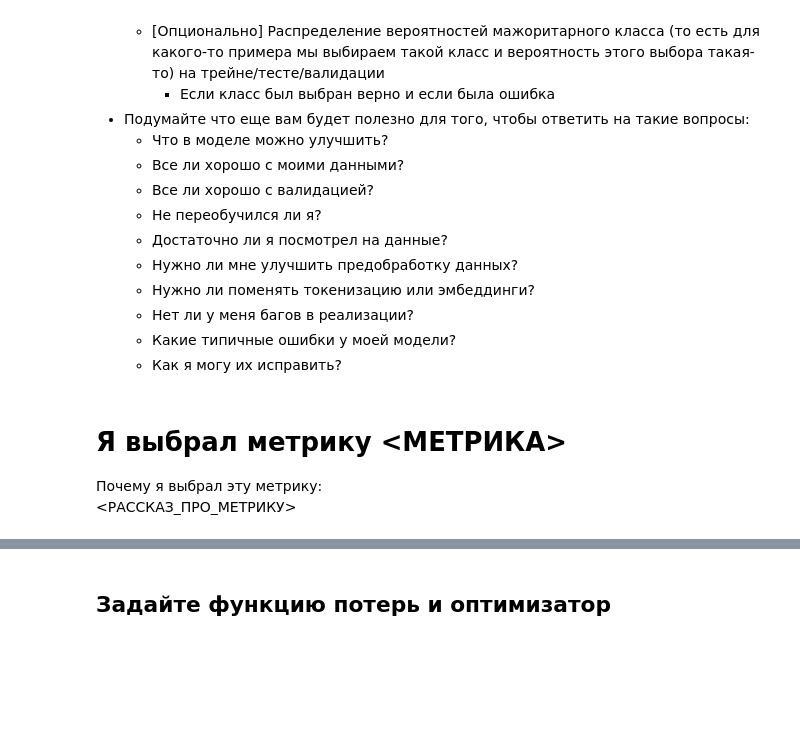
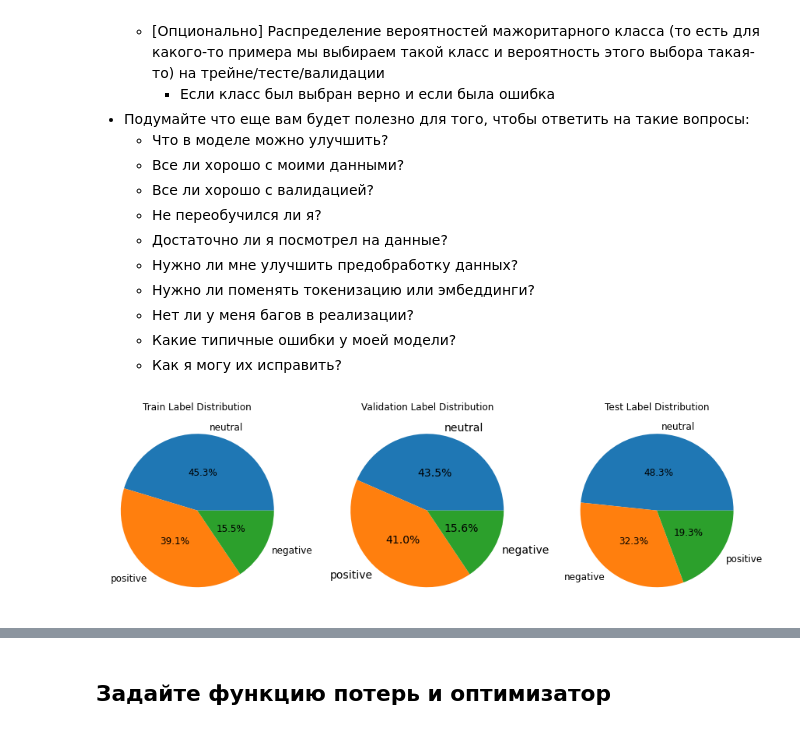
Before and after one commit to ovbystrova/DeepAverageNetwork, a Jupyter notebook: DAN Task.ipynb, the cells around one changed output, grey strips where cells are left out. Saved outputs shown, nothing was run; the diff lists cells and outputs as text; code cells hidden in the pictures; blank space fills up the shorter version.

```diff
--- a/DAN Task.ipynb
+++ b/DAN Task.ipynb
@@ -123,8 +126,8 @@ def load_embeddings(path, num_tokens=None, special_tokens=["<PAD>", "<UNK>"], ve
     return token2index, embeddings_matrix
 # %%
 token2index, embeddings_matrix = load_embeddings(
-    path="cc.ru.300.vec",
-    num_tokens=1000
+    path="cc.en.300.vec",
+    num_tokens=50_000
 )
 # %% [output]
 Created embedding matrix with shape (2, 300)
@@ -371,9 +375,9 @@ for x, y in train_loader:
 # %% [markdown]
 ## <Место для реализации>
 # %%
-train_loader = DataLoader(train_dataset, batch_size=2, shuffle=True, collate_fn=tokenizer.collate)
-valid_loader = DataLoader(valid_dataset, batch_size=2, shuffle=True, collate_fn=tokenizer.collate)
-test_loader = DataLoader(test_dataset, batch_size=2, shuffle=True, collate_fn=tokenizer.collate)
+train_loader = DataLoader(train_dataset, batch_size=256, shuffle=True, collate_fn=tokenizer.collate)
+valid_loader = DataLoader(valid_dataset, batch_size=256, shuffle=True, collate_fn=tokenizer.collate)
+test_loader = DataLoader(test_dataset, batch_size=256, shuffle=True, collate_fn=tokenizer.collate)
 # %%
 for x, y in train_loader:
     pass
@@ -439,7 +443,3 @@ assert(len(y.size()) == 1)
     - Нет ли у меня багов в реализации?
     - Какие типичные ошибки у моей модели?
     - Как я могу их исправить?
-# %% [markdown]
-# Я выбрал метрику <МЕТРИКА>
-Почему я выбрал эту метрику:
-<РАССКАЗ_ПРО_МЕТРИКУ>
@@ -449,0 +446,42 @@ model = DeepAverageNetwork(...)
+# %%
+# Посмотрим на распределение классов по всей выборке.
+
+train_labels = pd.Series([x["label"] for x in train_dataset])
+valid_labels = pd.Series([x["label"] for x in valid_dataset])
+test_labels = pd.Series([x["label"] for x in test_dataset])
+# %%
+id2label = {0: "negative", 1: "neutral", 2:"positive"}
+# %%
+
+fig, axs = plt.subplots(1, 3, figsize=(15,15))
+
+axs[0].pie(
+    train_labels.value_counts(),
+    autopct="%.1f%%",
+    labels=[id2label[key] for key in train_labels.value_counts().keys()],
+    pctdistance=0.5,
+    textprops = dict(fontsize = 12),
+)
+axs[0].set_title("Train Label Distribution")
+
+axs[1].pie(
+    valid_labels.value_counts(),
+    autopct="%.1f%%",
+    labels=[id2label[key] for key in valid_labels.value_counts().keys()],
+    pctdistance=0.5,
+    textprops = dict(fontsize = 14)
+)
+axs[1].set_title("Validation Label Distribution")
+
+axs[2].pie(
+    test_labels.value_counts(),
+    autopct="%.1f%%",
+    labels=[id2label[key] for key in test_labels.value_counts().keys()],
+    pctdistance=0.5,
+    textprops = dict(fontsize = 12)
+)
+axs[2].set_title("Test Label Distribution")
+
+plt.show()
+# %% [output]
+[figure, added]
```
Also changed, not shown: parts of 21 cells of this notebook, 1 other file.
